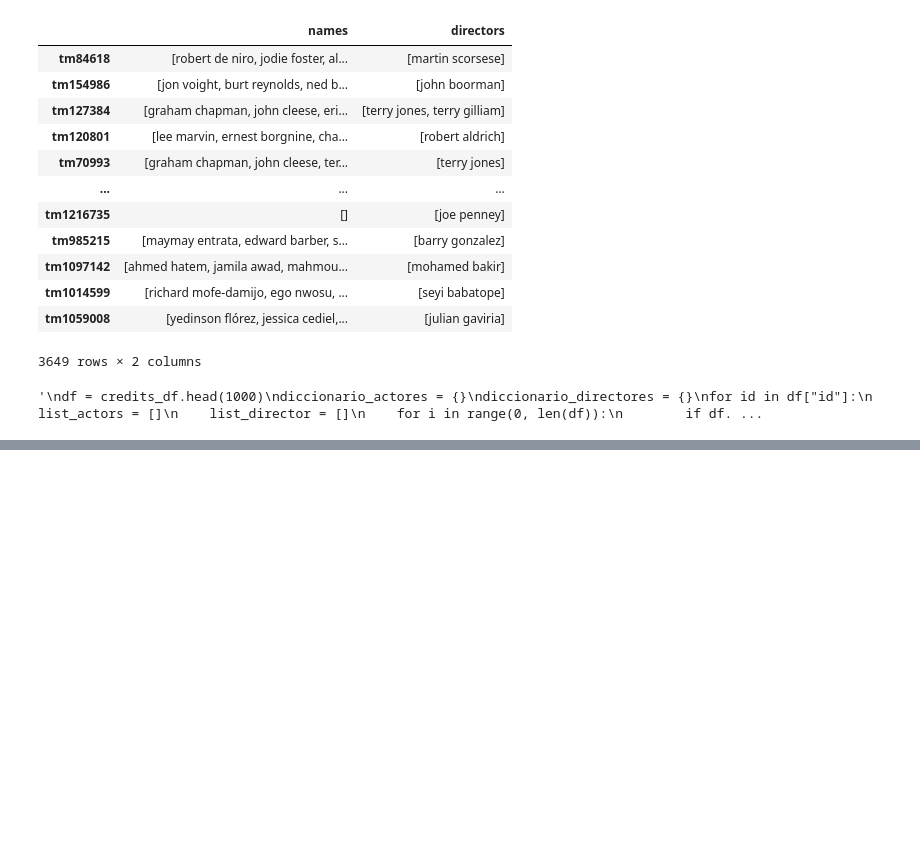
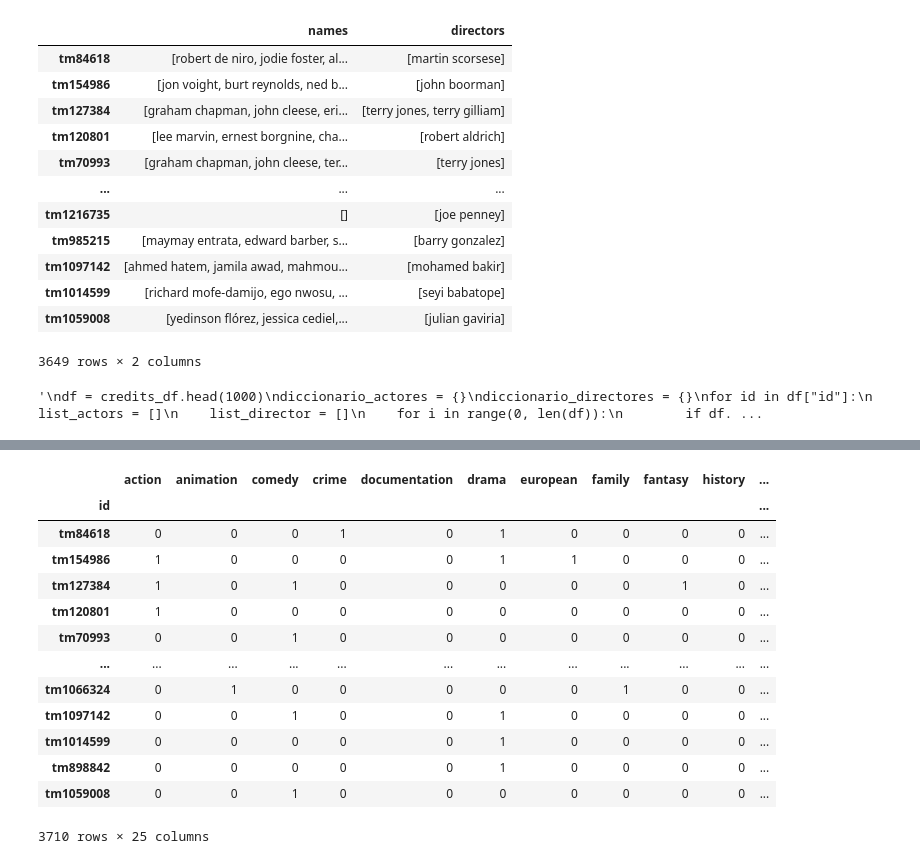
Before and after one commit to alicia-perez-diez/proyect_2, a Jupyter notebook: netflix_project_notebook.ipynb, the cells around one changed output, grey strips where cells are left out. Drawn from its saved outputs; the diff is of its cells as text; code cells hidden in the pictures; blank space fills up the shorter version.

```diff
--- a/netflix_project_notebook.ipynb
+++ b/netflix_project_notebook.ipynb
@@ -377,0 +326,3 @@ df_unique_film
+# %%
+#Redondeamos tmdb_score a un digito
+total_df["tmdb_score"] = total_df["tmdb_score"].round(1)
@@ -377,0 +383,17 @@ df_unique_film
+# %%
+dff.select_dtypes([float, int, bool])
+# %% [output]
+|  | action | animation | comedy | crime | documentation | drama | european | family | fantasy | history | ... |
+| id |  |  |  |  |  |  |  |  |  |  | ... |
+| tm84618 | 0 | 0 | 0 | 1 | 0 | 1 | 0 | 0 | 0 | 0 | ... |
+| tm154986 | 1 | 0 | 0 | 0 | 0 | 1 | 1 | 0 | 0 | 0 | ... |
+| tm127384 | 1 | 0 | 1 | 0 | 0 | 0 | 0 | 0 | 1 | 0 | ... |
+| tm120801 | 1 | 0 | 0 | 0 | 0 | 0 | 0 | 0 | 0 | 0 | ... |
+| tm70993 | 0 | 0 | 1 | 0 | 0 | 0 | 0 | 0 | 0 | 0 | ... |
+| ... | ... | ... | ... | ... | ... | ... | ... | ... | ... | ... | ... |
+| tm1066324 | 0 | 1 | 0 | 0 | 0 | 0 | 0 | 1 | 0 | 0 | ... |
+| tm1097142 | 0 | 0 | 1 | 0 | 0 | 1 | 0 | 0 | 0 | 0 | ... |
+| tm1014599 | 0 | 0 | 0 | 0 | 0 | 1 | 0 | 0 | 0 | 0 | ... |
+| tm898842 | 0 | 0 | 0 | 0 | 0 | 1 | 0 | 0 | 0 | 0 | ... |
+| tm1059008 | 0 | 0 | 1 | 0 | 0 | 0 | 0 | 0 | 0 | 0 | ... |
+3710 rows × 25 columns
```
Also changed, not shown: parts of 21 cells of this notebook.
